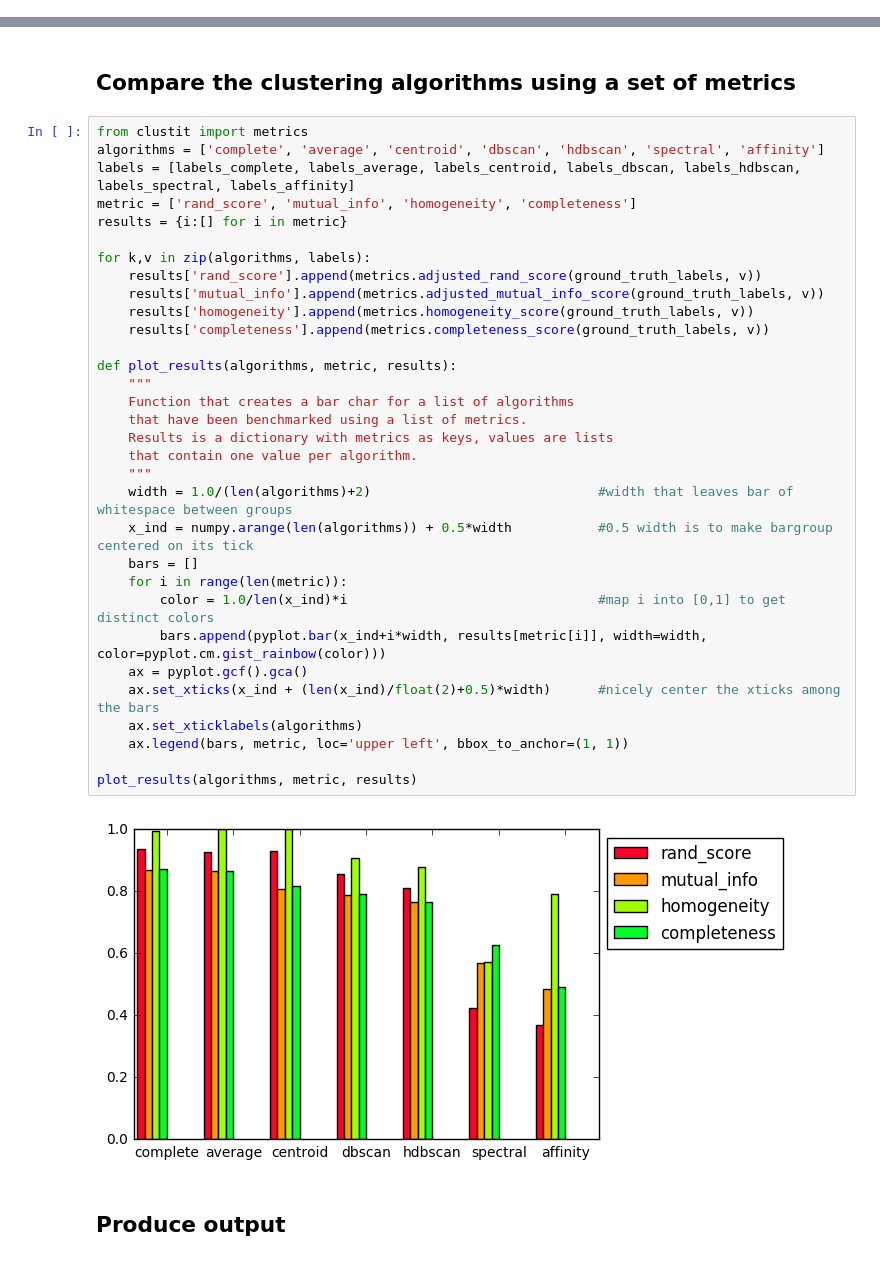
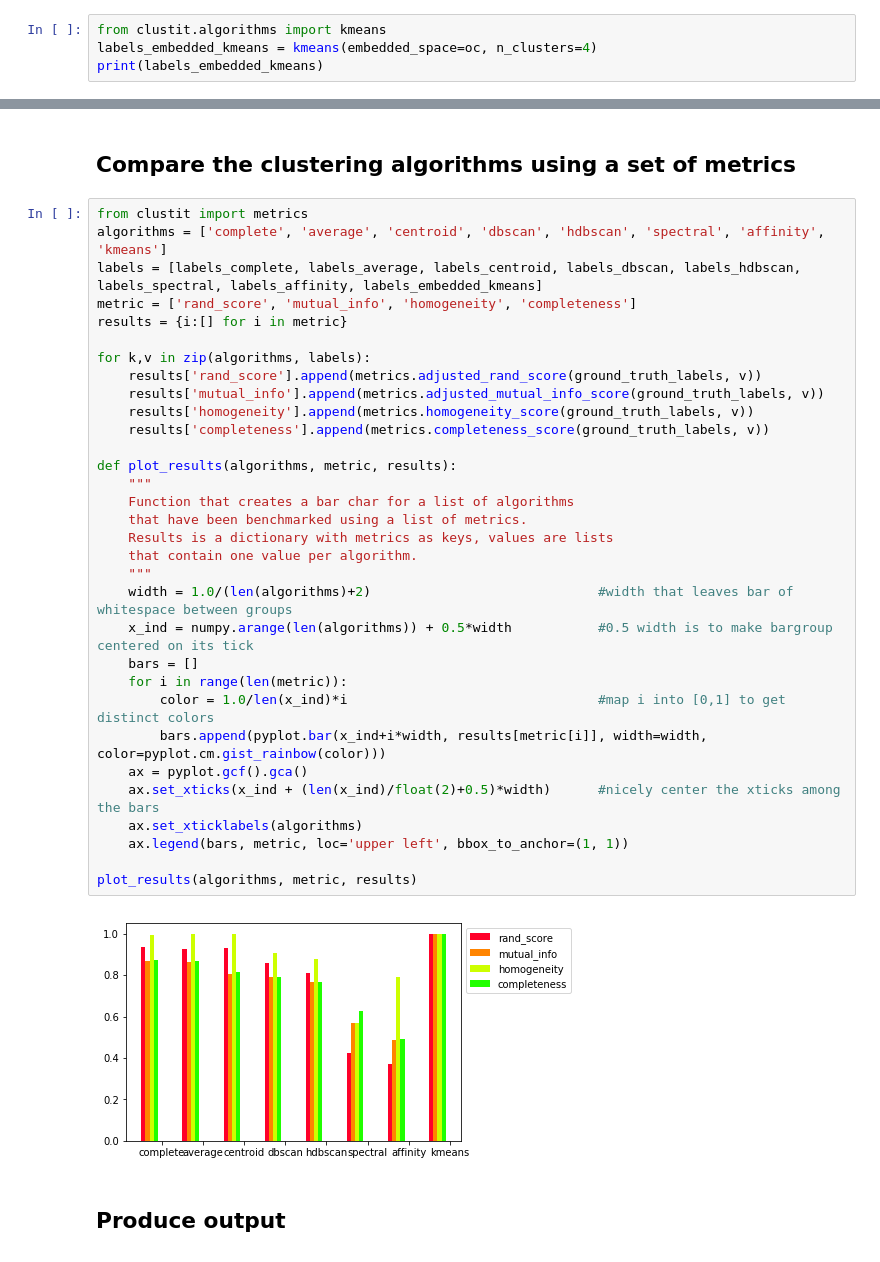
Before and after one commit to nlesc-sherlock/cluster-analysis, a Jupyter notebook: clustit/Clustering_Pentax.ipynb, the cells around one changed output, grey strips where cells are left out. Saved outputs shown, nothing was run; the diff lists cells and outputs as text.

Commit message:
Fixed an issue with KMeans, and added the algorithm to our notebook for the Pentax dataset.

```diff
--- a/clustit/Clustering_Pentax.ipynb
+++ b/clustit/Clustering_Pentax.ipynb
@@ -236,0 +236,4 @@ embedded_coordinates = oc.to_array()
+# %%
+from clustit.algorithms import kmeans
+labels_embedded_kmeans = kmeans(embedded_space=oc, n_clusters=4)
+print(labels_embedded_kmeans)
@@ -238,38 +260,38 @@ embedded_coordinates = oc.to_array()
 ## Compare the clustering algorithms using a set of metrics
 # %%
 from clustit import metrics
-algorithms = ['complete', 'average', 'centroid', 'dbscan', 'hdbscan', 'spectral', 'affinity']
-labels = [labels_complete, labels_average, labels_centroid, labels_dbscan, labels_hdbscan, labels_spectral, labels_affinity]
+algorithms = ['complete', 'average', 'centroid', 'dbscan', 'hdbscan', 'spectral', 'affinity', 'kmeans']
+labels = [labels_complete, labels_average, labels_centroid, labels_dbscan, labels_hdbscan, labels_spectral, labels_affinity, labels_embedded_kmeans]
 metric = ['rand_score', 'mutual_info', 'homogeneity', 'completeness']
 results = {i:[] for i in metric}
 
 for k,v in zip(algorithms, labels):
     results['rand_score'].append(metrics.adjusted_rand_score(ground_truth_labels, v))
     results['mutual_info'].append(metrics.adjusted_mutual_info_score(ground_truth_labels, v))
     results['homogeneity'].append(metrics.homogeneity_score(ground_truth_labels, v))
     results['completeness'].append(metrics.completeness_score(ground_truth_labels, v))
 
 def plot_results(algorithms, metric, results):
     """
     Function that creates a bar char for a list of algorithms
     that have been benchmarked using a list of metrics.
     Results is a dictionary with metrics as keys, values are lists
     that contain one value per algorithm.
     """
     width = 1.0/(len(algorithms)+2)                             #width that leaves bar of whitespace between groups
     x_ind = numpy.arange(len(algorithms)) + 0.5*width           #0.5 width is to make bargroup centered on its tick
     bars = []
     for i in range(len(metric)):
         color = 1.0/len(x_ind)*i                                #map i into [0,1] to get distinct colors
         bars.append(pyplot.bar(x_ind+i*width, results[metric[i]], width=width, color=pyplot.cm.gist_rainbow(color)))
     ax = pyplot.gcf().gca()
     ax.set_xticks(x_ind + (len(x_ind)/float(2)+0.5)*width)      #nicely center the xticks among the bars
     ax.set_xticklabels(algorithms)
     ax.legend(bars, metric, loc='upper left', bbox_to_anchor=(1, 1))
 
 plot_results(algorithms, metric, results)
 # %% [output]
-[figure, old version]
+[figure, new version]
 # %% [markdown]
 ## Produce output
 # %%
```
Also changed, not shown: parts of 6 cells of this notebook, 1 other file.
